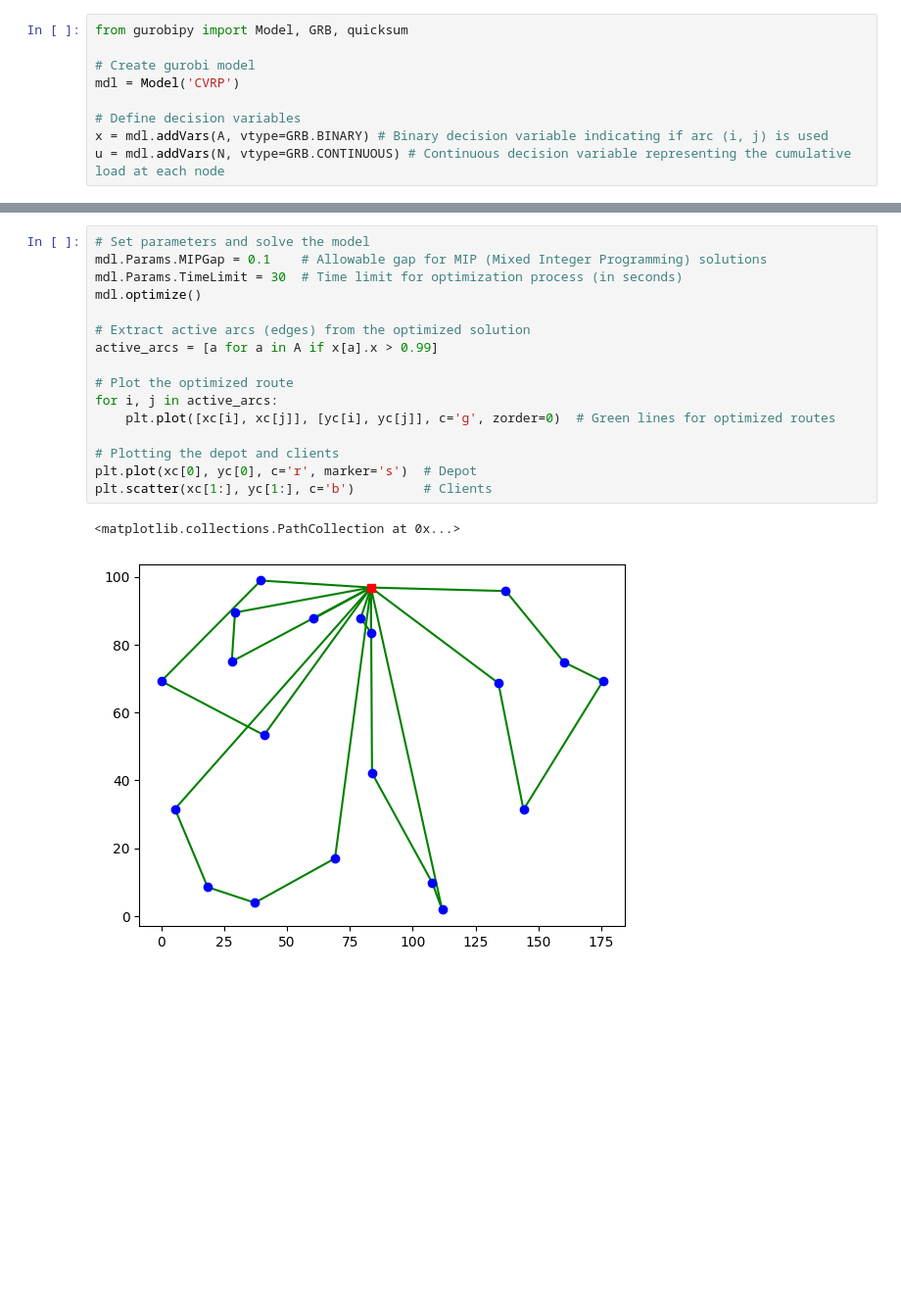
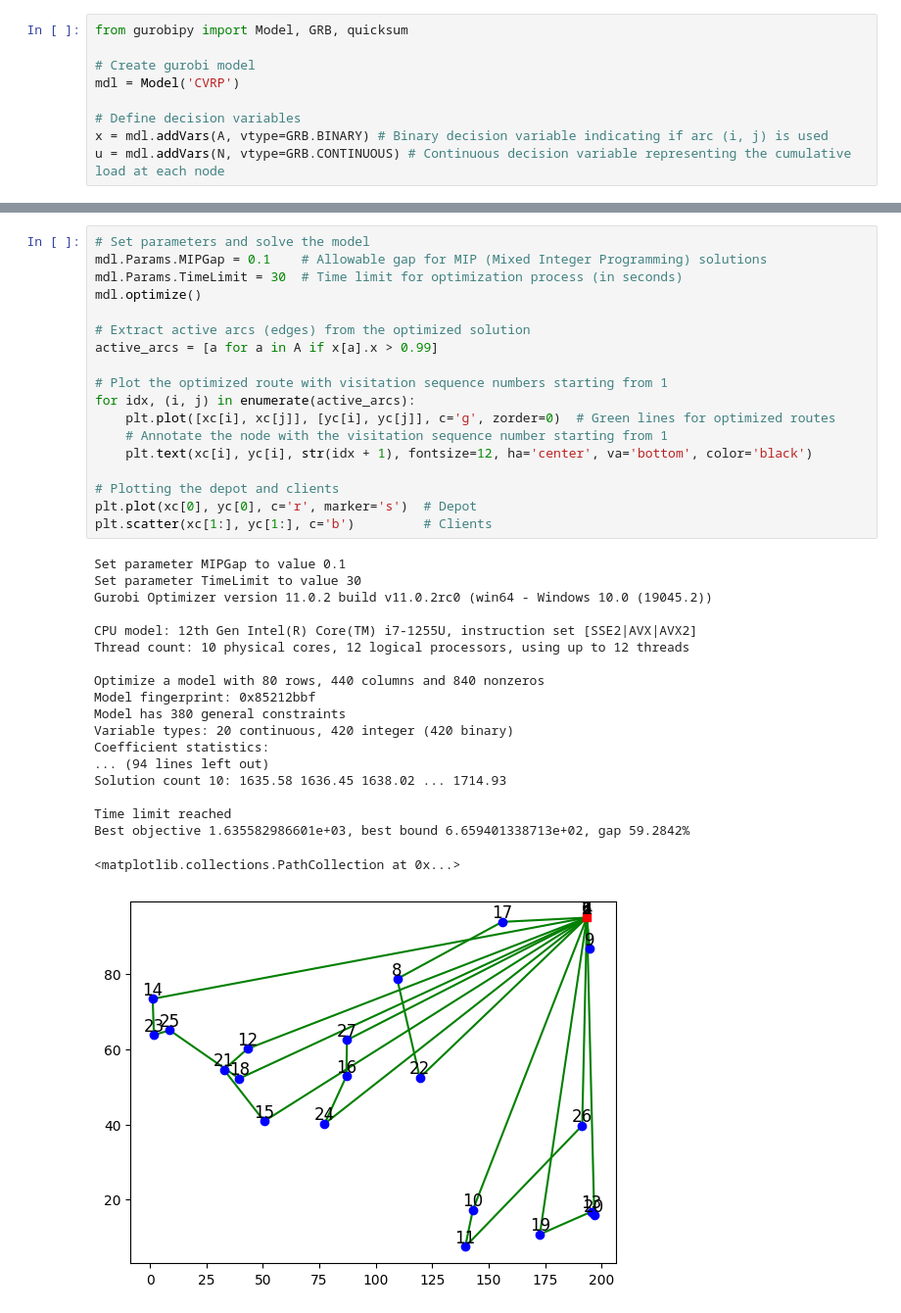
Before and after one commit to DanielSch007/DiskretMatheVRP, a Jupyter notebook: CVRP_YT.ipynb, the cells around one changed output, grey strips where cells are left out. Shown at 98% size. Cells and saved outputs as stored; diff of their text form; blank space fills up the shorter version.

```diff
--- a/CVRP_YT.ipynb
+++ b/CVRP_YT.ipynb
@@ -79,19 +79,38 @@ mdl.addConstrs(u[i] <= Q for i in N) # Vehicle capacity constraint
 # %%
 # Set parameters and solve the model
 mdl.Params.MIPGap = 0.1    # Allowable gap for MIP (Mixed Integer Programming) solutions
 mdl.Params.TimeLimit = 30  # Time limit for optimization process (in seconds)
 mdl.optimize()
 
 # Extract active arcs (edges) from the optimized solution
 active_arcs = [a for a in A if x[a].x > 0.99]
 
-# Plot the optimized route
-for i, j in active_arcs:
+# Plot the optimized route with visitation sequence numbers starting from 1
+for idx, (i, j) in enumerate(active_arcs):
     plt.plot([xc[i], xc[j]], [yc[i], yc[j]], c='g', zorder=0)  # Green lines for optimized routes
+    # Annotate the node with the visitation sequence number starting from 1
+    plt.text(xc[i], yc[i], str(idx + 1), fontsize=12, ha='center', va='bottom', color='black')
 
 # Plotting the depot and clients
 plt.plot(xc[0], yc[0], c='r', marker='s')  # Depot
 plt.scatter(xc[1:], yc[1:], c='b')         # Clients
 # %% [output]
-<matplotlib.collections.PathCollection at 0x...>
+Set parameter MIPGap to value 0.1
+Set parameter TimeLimit to value 30
+Gurobi Optimizer version 11.0.2 build v11.0.2rc0 (win64 - Windows 10.0 (19045.2))
+
+CPU model: 12th Gen Intel(R) Core(TM) i7-1255U, instruction set [SSE2|AVX|AVX2]
+Thread count: 10 physical cores, 12 logical processors, using up to 12 threads
+
+Optimize a model with 80 rows, 440 columns and 840 nonzeros
+Model fingerprint: 0x85212bbf
+Model has 380 general constraints
+Variable types: 20 continuous, 420 integer (420 binary)
+Coefficient statistics:
+... (94 lines left out)
+Solution count 10: 1635.58 1636.45 1638.02 ... 1714.93
+
+Time limit reached
+Best objective 1.635582986601e+03, best bound 6.659401338713e+02, gap 59.2842%
+<matplotlib.collections.PathCollection at 0x...>
-[figure, old version]
+[figure, new version]
```
Also changed, not shown: parts of 1 cell of this notebook, 1 other file.
